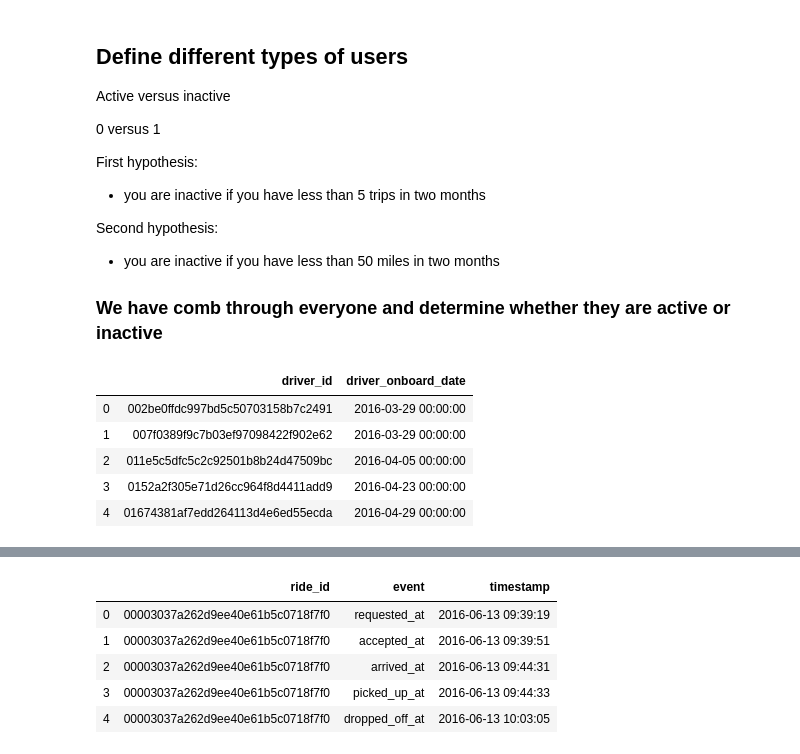
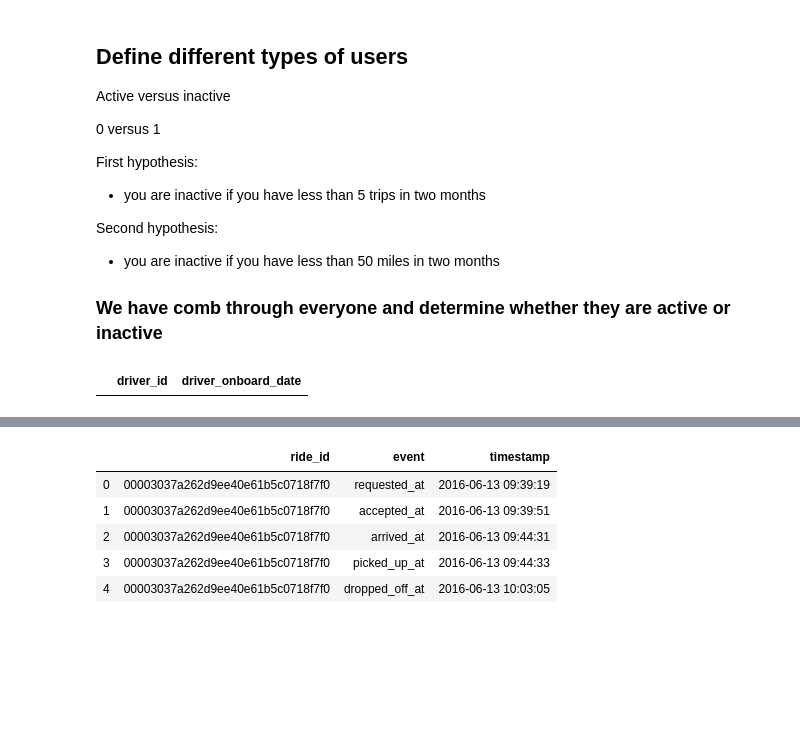
Before and after one commit to SallyPoon/LyftDS, a Jupyter notebook: Predictive modeling.ipynb, the cells around one changed output, grey strips where cells are left out. Cells and saved outputs as stored; diff of their text form; code cells hidden in the pictures; blank space fills up the shorter version.

```diff
--- a/Predictive modeling.ipynb
+++ b/Predictive modeling.ipynb
@@ -40,15 +40,10 @@ from sklearn.linear_model import LogisticRegression
 driver = pd.read_csv("driver_ids.csv")
 rider = pd.read_csv("ride_ids.csv")
 timestamps = pd.read_csv("ride_timestamps.csv")
-# %%
-driver.head()
-# %% [output]
-|  | driver_id | driver_onboard_date |
-| 0 | 002be0ffdc997bd5c50703158b7c2491 | 2016-03-29 00:00:00 |
-| 1 | 007f0389f9c7b03ef97098422f902e62 | 2016-03-29 00:00:00 |
-| 2 | 011e5c5dfc5c2c92501b8b24d47509bc | 2016-04-05 00:00:00 |
-| 3 | 0152a2f305e71d26cc964f8d4411add9 | 2016-04-23 00:00:00 |
-| 4 | 01674381af7edd264113d4e6ed55ecda | 2016-04-29 00:00:00 |
+# %%
+driver[driver['driver_id']== '056175954c78be4c4de7e80167b7e1f9']
+# %% [output]
+|  | driver_id | driver_onboard_date |
 # %%
 rider.head()
 # %% [output]
```
Also changed, not shown: parts of 23 cells of this notebook.
